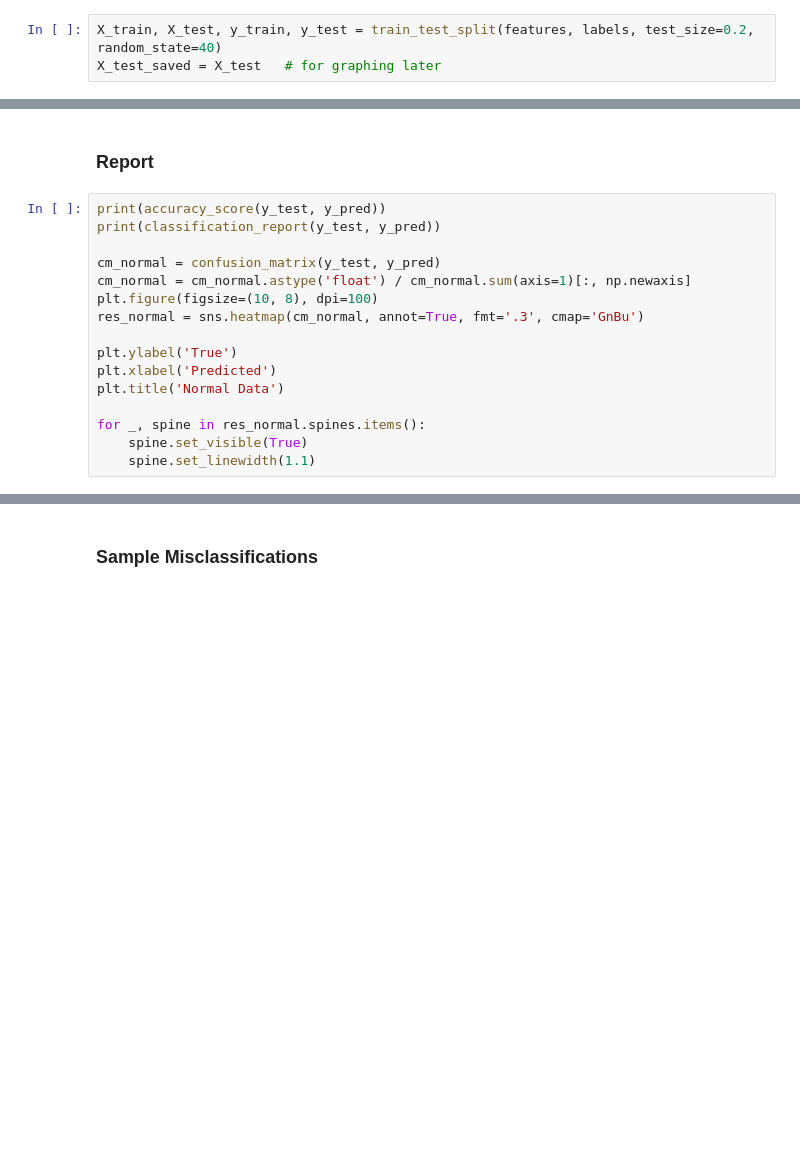
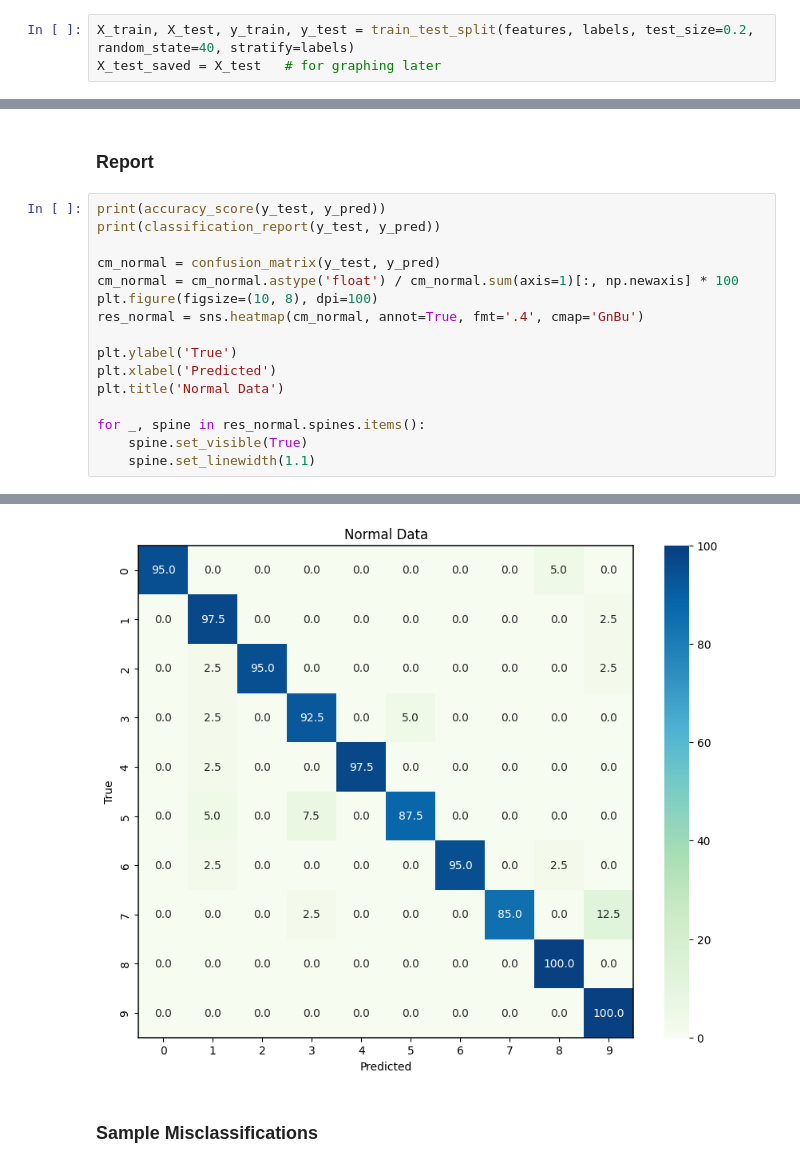
Before and after one commit to oyjuffer/FER-CNN, a Jupyter notebook: naive_bayes.ipynb, the cells around one changed output, grey strips where cells are left out. Drawn from its saved outputs; the diff is of its cells as text; blank space fills up the shorter version.

```diff
--- a/naive_bayes.ipynb
+++ b/naive_bayes.ipynb
@@ -66,7 +66,7 @@ features = np.array(features)
 # %% [markdown]
 ### Split
 # %%
-X_train, X_test, y_train, y_test = train_test_split(features, labels, test_size=0.2, random_state=40)
+X_train, X_test, y_train, y_test = train_test_split(features, labels, test_size=0.2, random_state=40, stratify=labels)
 X_test_saved = X_test   # for graphing later
 # %% [markdown]
 ### PCA
@@ -91,9 +94,9 @@ print(accuracy_score(y_test, y_pred))
 print(classification_report(y_test, y_pred))
 
 cm_normal = confusion_matrix(y_test, y_pred)
-cm_normal = cm_normal.astype('float') / cm_normal.sum(axis=1)[:, np.newaxis]
+cm_normal = cm_normal.astype('float') / cm_normal.sum(axis=1)[:, np.newaxis] * 100
 plt.figure(figsize=(10, 8), dpi=100)
-res_normal = sns.heatmap(cm_normal, annot=True, fmt='.3', cmap='GnBu')
+res_normal = sns.heatmap(cm_normal, annot=True, fmt='.4', cmap='GnBu')
 
 plt.ylabel('True')
 plt.xlabel('Predicted')
@@ -102,3 +105,4 @@ plt.title('Normal Data')
 for _, spine in res_normal.spines.items():
     spine.set_visible(True)
     spine.set_linewidth(1.1)
+# %% [output]
@@ -105,3 +126,4 @@ for _, spine in res_normal.spines.items():
+[figure, added]
 # %% [markdown]
 ### Sample Misclassifications
 # %%
```
Also changed, not shown: parts of 10 cells of this notebook.
